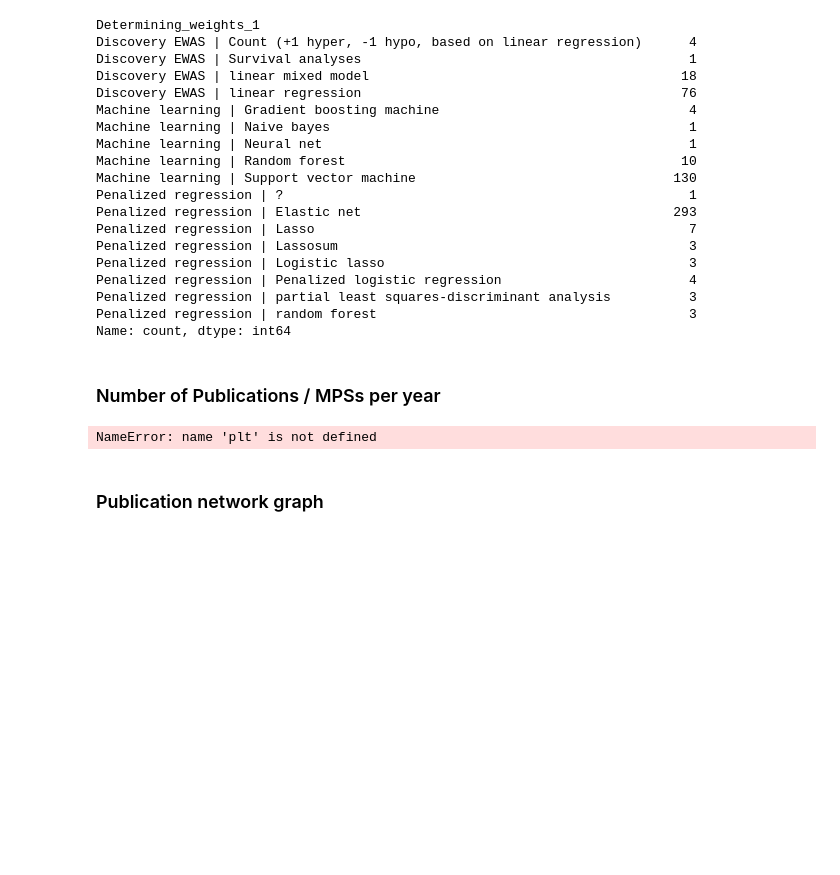
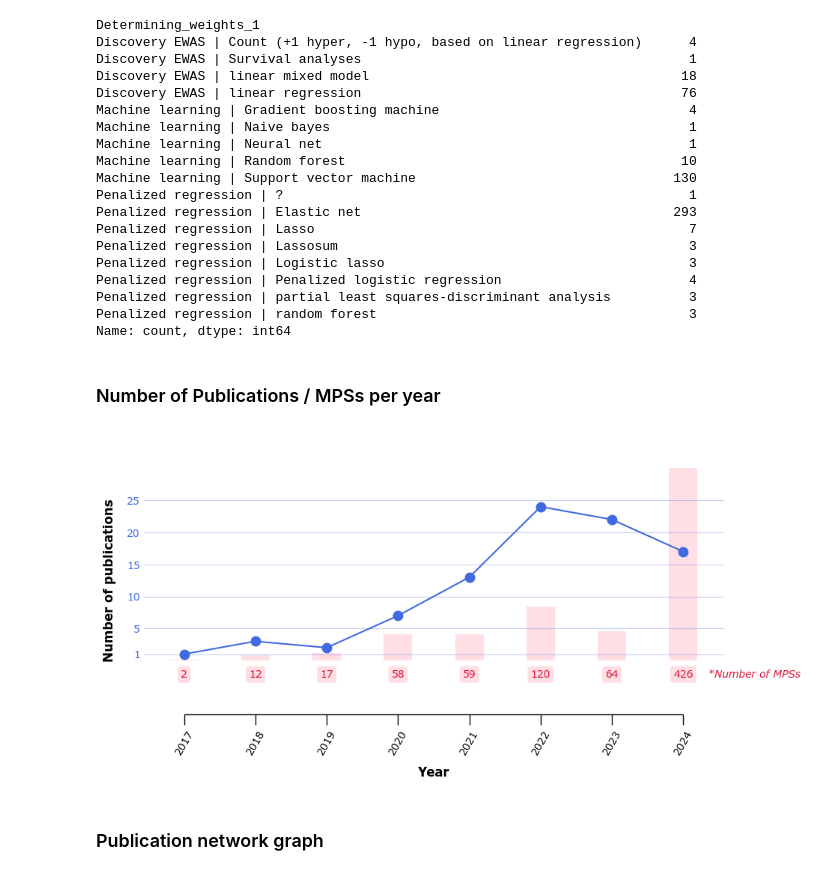
Before and after one commit to inDEPTHlab/DeMetRA-review, a Jupyter notebook: definitions/data_preprocessing.ipynb, the cells around one changed output. Saved outputs shown, nothing was run; the diff lists cells and outputs as text; code cells hidden in the pictures; blank space fills up the shorter version.

```diff
--- a/definitions/data_preprocessing.ipynb
+++ b/definitions/data_preprocessing.ipynb
@@ -701,19 +841,17 @@ Name: count, dtype: int64
 # %%
-plt.rcParams["font.family"] = "sans-serif"
-plt.rcParams["font.sans-serif"] = ["Verdana"]
-
-f0 = lit_main.groupby('Year').Title.nunique().plot(figsize=(10, 5), marker ='o', ms = 9, color='royalblue')
+f0 = mps_table.groupby('Year').Title.nunique().plot(figsize=(10, 5), marker ='o', ms = 9, color='royalblue')
 
 f0.set_xticklabels([int(x) for x in f0.get_xticks()], rotation=60)
 
 f0.set_yticks([1]+[int(x) for x in range(5, 26, 5)])
 
 # Set bin edges (1-year bins)
-years = lit_main['Year']
+years = mps_table['Year']
 min_year, max_year = years.min(), years.max()
 
 # Histogram counts
-counts, bin_edges = np.histogram(years, bins=np.arange(lit_main['Year'].min(), lit_main['Year'].max() + 2))  # +2 to include the last year)
+counts, bin_edges = np.histogram(years, bins=np.arange(mps_table['Year'].min(),
+                                                       mps_table['Year'].max() + 2))  # +2 to include the last year
 
 # Scale counts to match 0-30 range to fit it on the same plot
 max_count = counts.max()
@@ -725,34 +863,34 @@ nmps_bars = f0.bar(bin_edges[:-1],  # center the bars
 
 for bar, count in zip(nmps_bars, counts):
 
     # Annotate each bar with the original count
     f0.text(bar.get_x() + bar.get_width()/2,
             -3, # bar.get_height()+5,
             str(count),
             ha='center', va='bottom', color='crimson', fontsize=10,
             bbox=dict(boxstyle='round,pad=0.3',    # Rounded corners with padding
                       facecolor='pink', edgecolor='none', alpha=0.5))
 
 f0.text(2025, -3, '*Number of MPSs', ha='center', va='bottom', fontsize=10, color='crimson', fontdict={'fontstyle':'italic'})
 
 # Remove axes spines
 for spine in f0.spines.values():
     spine.set_visible(False)
 
 # Adjust y-axis
 f0.set_ylim(-10, 35)
 f0.tick_params(axis='y', length=0, labelcolor='royalblue', labelsize=10)
 f0.set_ylabel('Number of publications', fontsize=12, fontweight='bold', labelpad=10)
 f0.grid(axis='y', color='royalblue', alpha=0.3)
 
 # Adjust x-axis
 f0.tick_params(axis='x', length=10, width=1, direction='in', color='black')
 f0.hlines(-8.4, 2016.999, 2024, colors='black', linewidth=1)
 f0.set_xlabel('Year', fontsize=12, fontweight='bold', labelpad=10)
 
 f0.figure.savefig(f'../static_output/Figure0_MPS-pubs-per-year.png', dpi=300, bbox_inches='tight')
 # %% [output]
-NameError: name 'plt' is not defined
+[figure, added]
 # %% [markdown]
 ### Publication network graph
 # %%
```
Also changed, not shown: parts of 72 cells of this notebook, 9 other files.
